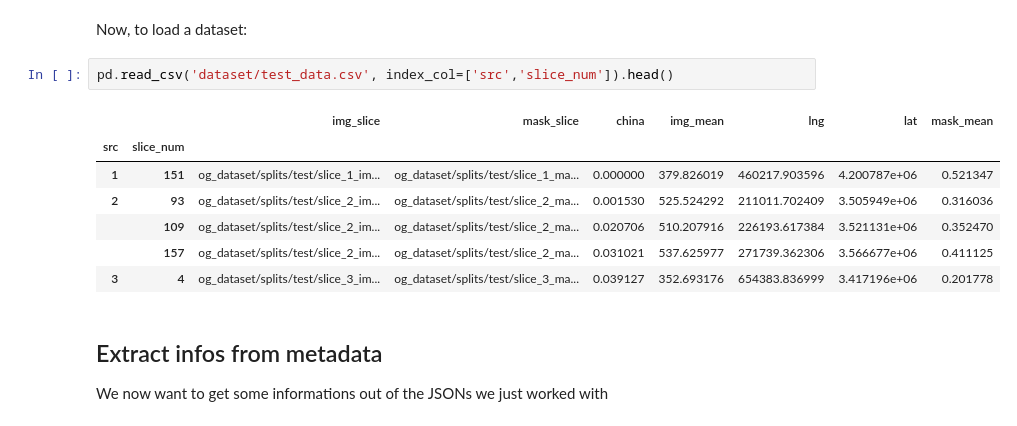
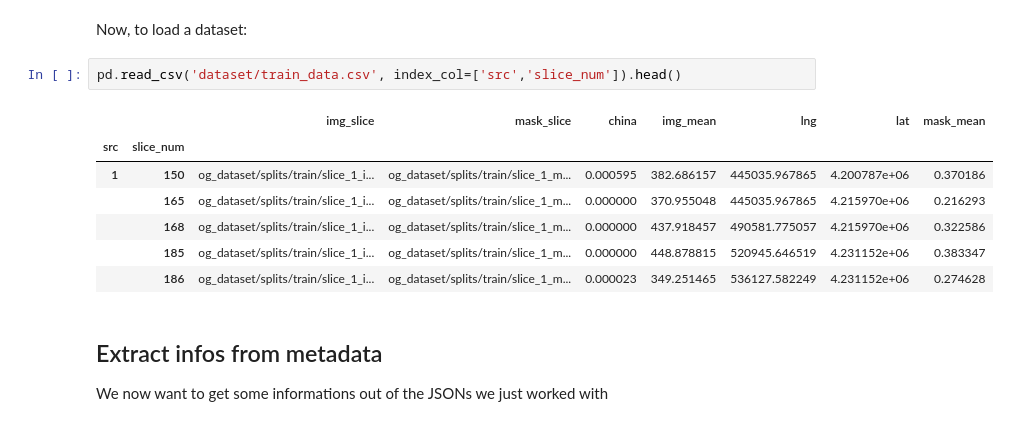
Before and after one commit to jonasbarth/fds-2022-final-project, a Jupyter notebook: preprocessing.ipynb, the cells around one changed output. Cells and saved outputs as stored; diff of their text form.

```diff
--- a/preprocessing.ipynb
+++ b/preprocessing.ipynb
@@ -136,15 +136,15 @@ dev_data.to_csv('dataset/dev_data.csv')
 # %% [markdown]
 Now, to load a dataset:
 # %%
-pd.read_csv('dataset/test_data.csv', index_col=['src','slice_num']).head()
+pd.read_csv('dataset/train_data.csv', index_col=['src','slice_num']).head()
 # %% [output]
 |  |  | img_slice | mask_slice | china | img_mean | lng | lat | mask_mean |
 | src | slice_num |  |  |  |  |  |  |  |
-| 1 | 151 | og_dataset/splits/test/slice_1_im... | og_dataset/splits/test/slice_1_ma... | 0.000000 | 379.826019 | 460217.903596 | 4.200787e+06 | 0.521347 |
-| 2 | 93 | og_dataset/splits/test/slice_2_im... | og_dataset/splits/test/slice_2_ma... | 0.001530 | 525.524292 | 211011.702409 | 3.505949e+06 | 0.316036 |
-|  | 109 | og_dataset/splits/test/slice_2_im... | og_dataset/splits/test/slice_2_ma... | 0.020706 | 510.207916 | 226193.617384 | 3.521131e+06 | 0.352470 |
-|  | 157 | og_dataset/splits/test/slice_2_im... | og_dataset/splits/test/slice_2_ma... | 0.031021 | 537.625977 | 271739.362306 | 3.566677e+06 | 0.411125 |
-| 3 | 4 | og_dataset/splits/test/slice_3_im... | og_dataset/splits/test/slice_3_ma... | 0.039127 | 352.693176 | 654383.836999 | 3.417196e+06 | 0.201778 |
+| 1 | 150 | og_dataset/splits/train/slice_1_i... | og_dataset/splits/train/slice_1_m... | 0.000595 | 382.686157 | 445035.967865 | 4.200787e+06 | 0.370186 |
+|  | 165 | og_dataset/splits/train/slice_1_i... | og_dataset/splits/train/slice_1_m... | 0.000000 | 370.955048 | 445035.967865 | 4.215970e+06 | 0.216293 |
+|  | 168 | og_dataset/splits/train/slice_1_i... | og_dataset/splits/train/slice_1_m... | 0.000000 | 437.918457 | 490581.775057 | 4.215970e+06 | 0.322586 |
+|  | 185 | og_dataset/splits/train/slice_1_i... | og_dataset/splits/train/slice_1_m... | 0.000000 | 448.878815 | 520945.646519 | 4.231152e+06 | 0.383347 |
+|  | 186 | og_dataset/splits/train/slice_1_i... | og_dataset/splits/train/slice_1_m... | 0.000023 | 349.251465 | 536127.582249 | 4.231152e+06 | 0.274628 |
 # %% [markdown]
 ## Extract infos from metadata
 We now want to get some informations out of the JSONs we just worked with
```
Also changed, not shown: parts of 15 cells of this notebook.
